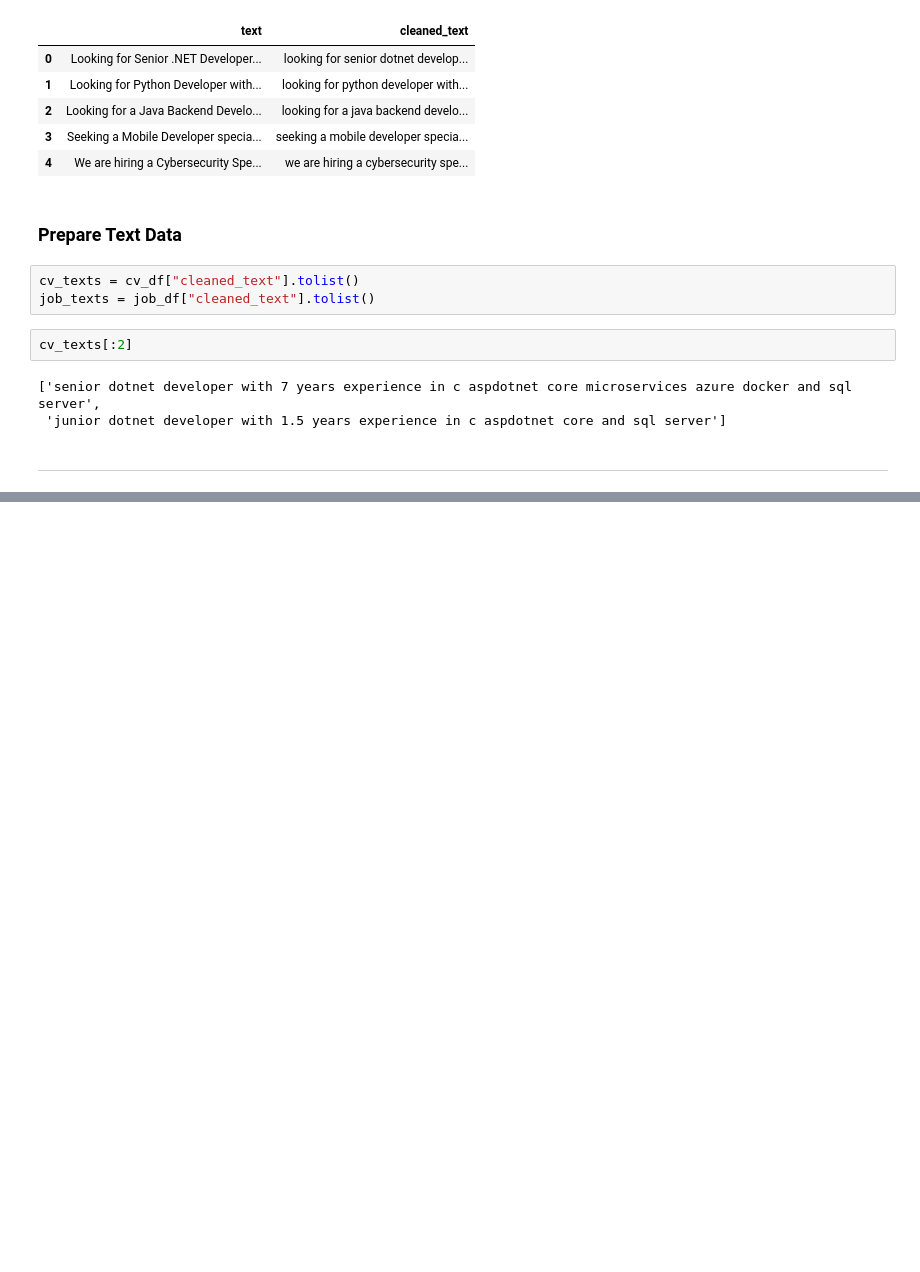
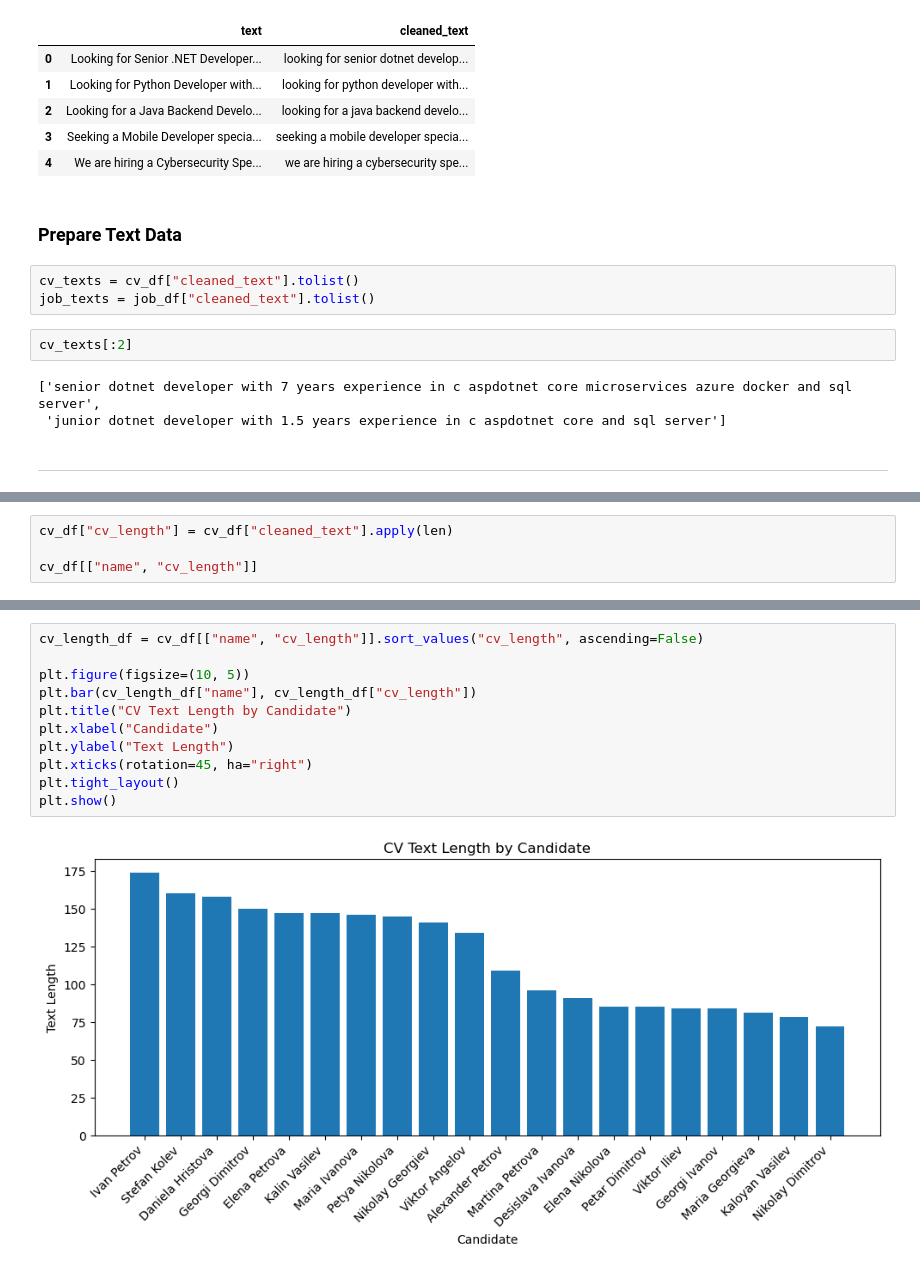
Before and after one commit to DesiVenkova/candidate-job-matching-analysis, a Jupyter notebook: candidate_job_matching_analysis.ipynb, the cells around one changed output, grey strips where cells are left out. Saved outputs shown, nothing was run; the diff lists cells and outputs as text; blank space fills up the shorter version.

```diff
--- a/candidate_job_matching_analysis.ipynb
+++ b/candidate_job_matching_analysis.ipynb
@@ -254,0 +257,4 @@ cv_texts[:2]
+# %%
+cv_df["cv_length"] = cv_df["cleaned_text"].apply(len)
+
+cv_df[["name", "cv_length"]]
@@ -254,0 +279,13 @@ cv_texts[:2]
+# %%
+cv_length_df = cv_df[["name", "cv_length"]].sort_values("cv_length", ascending=False)
+
+plt.figure(figsize=(10, 5))
+plt.bar(cv_length_df["name"], cv_length_df["cv_length"])
+plt.title("CV Text Length by Candidate")
+plt.xlabel("Candidate")
+plt.ylabel("Text Length")
+plt.xticks(rotation=45, ha="right")
+plt.tight_layout()
+plt.show()
+# %% [output]
+[figure, added]
```
Also changed, not shown: parts of 11 cells of this notebook.
